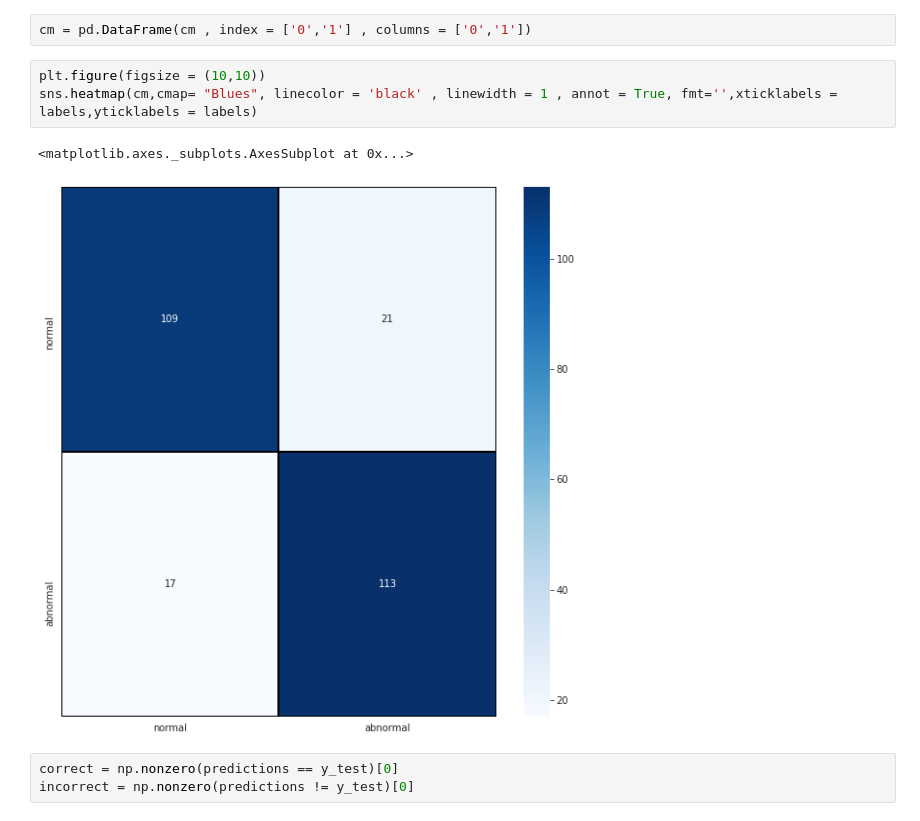
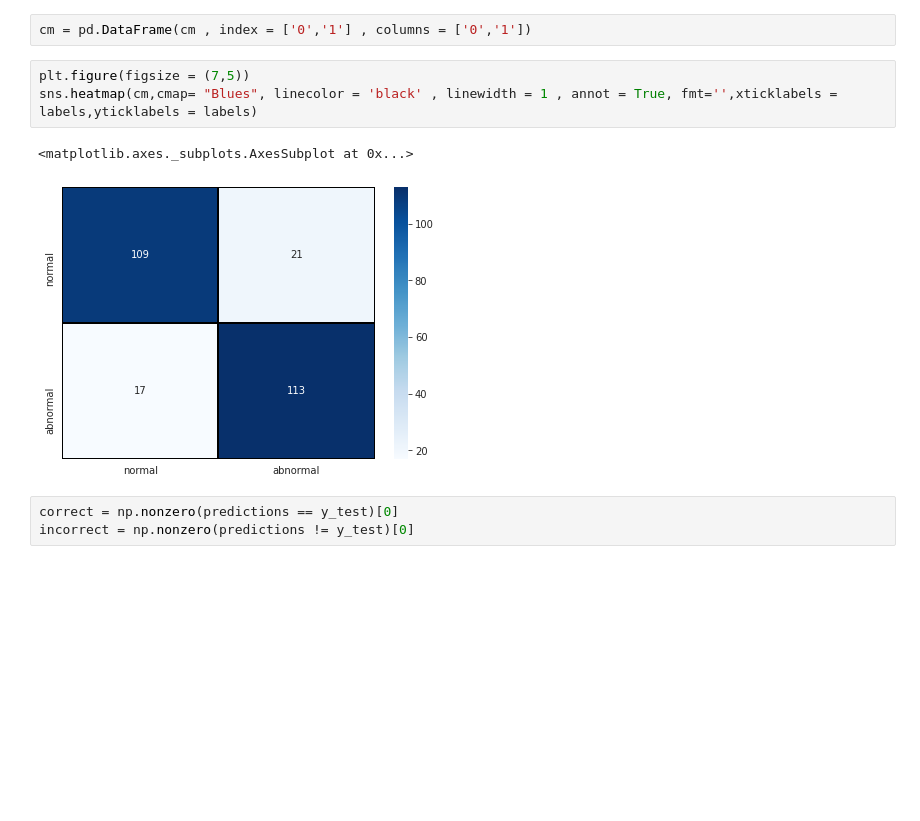
Before and after one commit to Sakibapon/BreastCancerLaisonDetection, a Jupyter notebook: classification-cnn.ipynb, the cells around one changed output. Cells and saved outputs as stored; diff of their text form; blank space fills up the shorter version.

```diff
--- a/classification-cnn.ipynb
+++ b/classification-cnn.ipynb
@@ -357,11 +357,11 @@ array([[109,  21],
 # %%
 cm = pd.DataFrame(cm , index = ['0','1'] , columns = ['0','1'])
 # %%
-plt.figure(figsize = (10,10))
+plt.figure(figsize = (7,5))
 sns.heatmap(cm,cmap= "Blues", linecolor = 'black' , linewidth = 1 , annot = True, fmt='',xticklabels = labels,yticklabels = labels)
 # %% [output]
 <matplotlib.axes._subplots.AxesSubplot at 0x...>
-[figure, old version]
+[figure, new version]
 # %%
 correct = np.nonzero(predictions == y_test)[0]
 incorrect = np.nonzero(predictions != y_test)[0]
```
